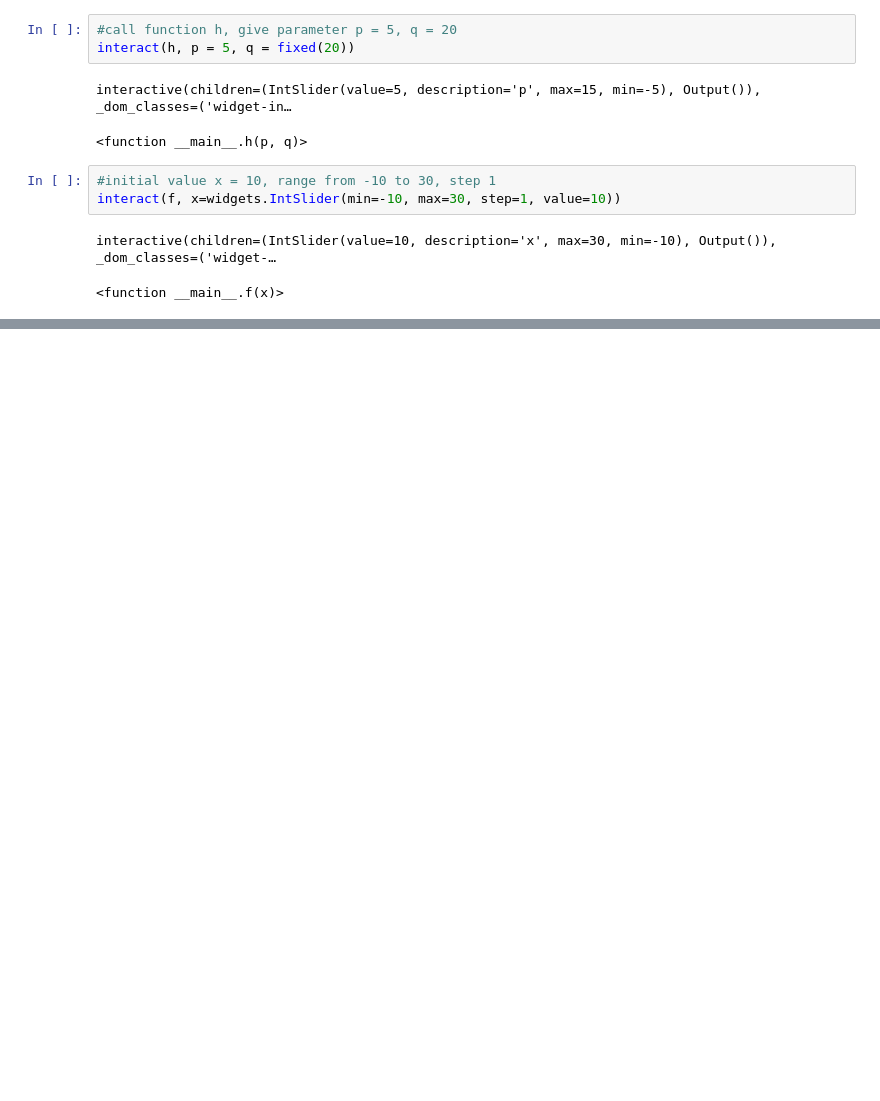
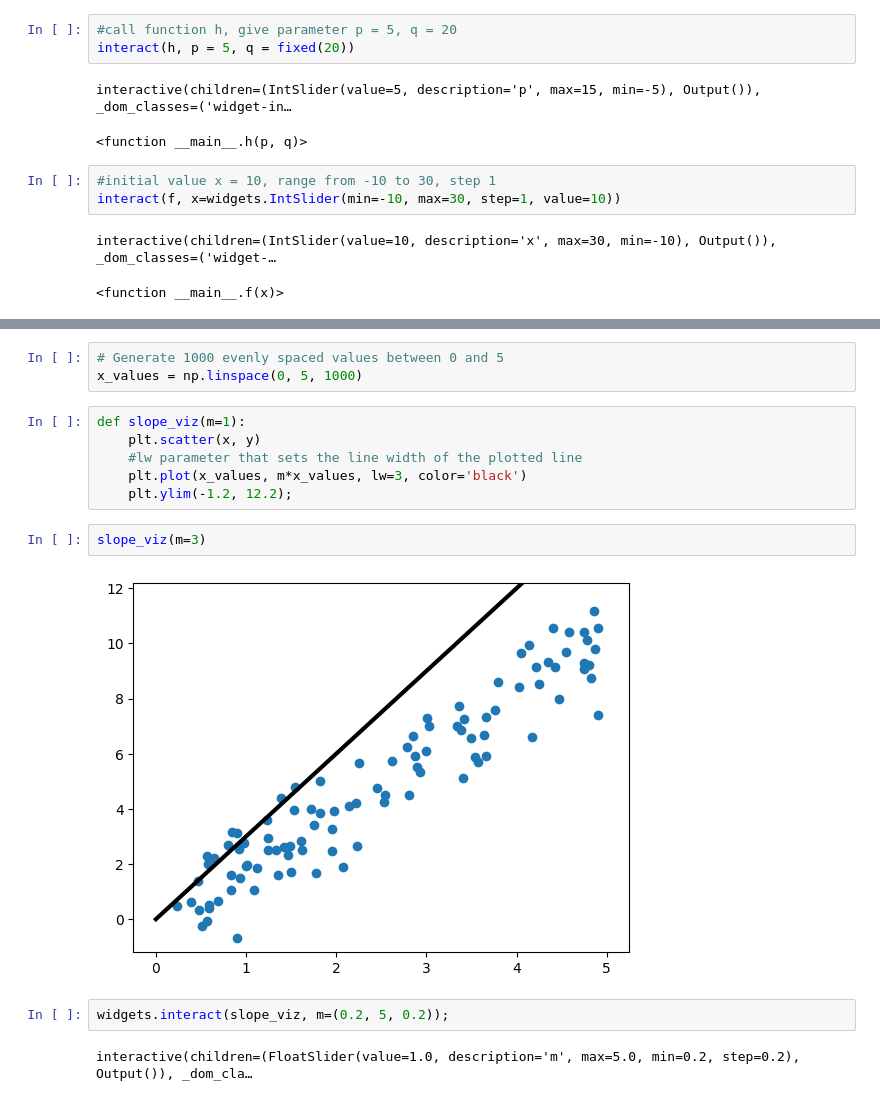
Before and after one commit to Ziyi-star/Jupyternotebook_animation, a Jupyter notebook: Test.ipynb, the cells around one changed output, grey strips where cells are left out. Saved outputs shown, nothing was run; the diff lists cells and outputs as text; blank space fills up the shorter version.

```diff
--- a/Test.ipynb
+++ b/Test.ipynb
@@ -93,0 +155,17 @@ interactive(children=(IntSlider(value=10, description='x', max=30, min=-10), Out
+# %%
+# Generate 1000 evenly spaced values between 0 and 5
+x_values = np.linspace(0, 5, 1000)
+# %%
+def slope_viz(m=1):
+    plt.scatter(x, y)
+    #lw parameter that sets the line width of the plotted line
+    plt.plot(x_values, m*x_values, lw=3, color='black')
+    plt.ylim(-1.2, 12.2);
+# %%
+slope_viz(m=3)
+# %% [output]
+[figure, added]
+# %%
+widgets.interact(slope_viz, m=(0.2, 5, 0.2));
+# %% [output]
+interactive(children=(FloatSlider(value=1.0, description='m', max=5.0, min=0.2, step=0.2), Output()), _dom_cla…
```
Also changed, not shown: parts of 9 cells of this notebook, 3 other files.
